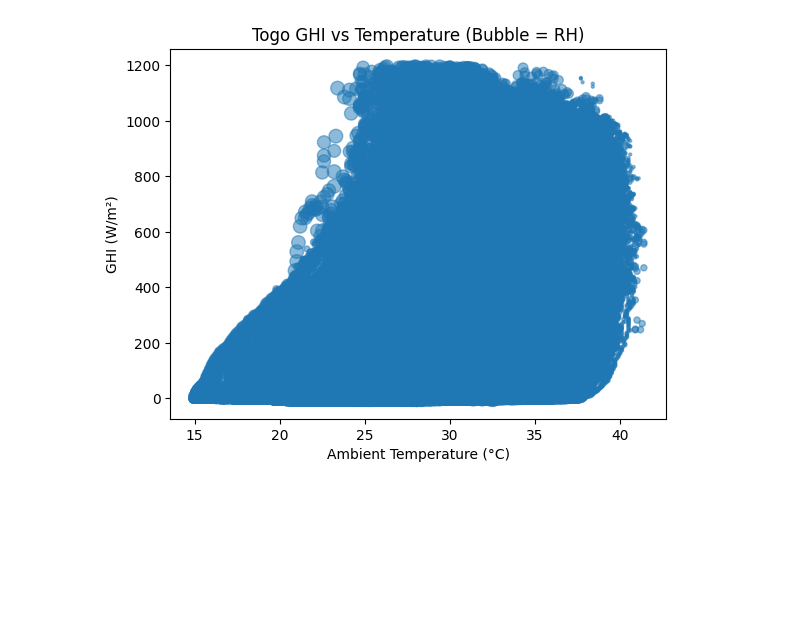
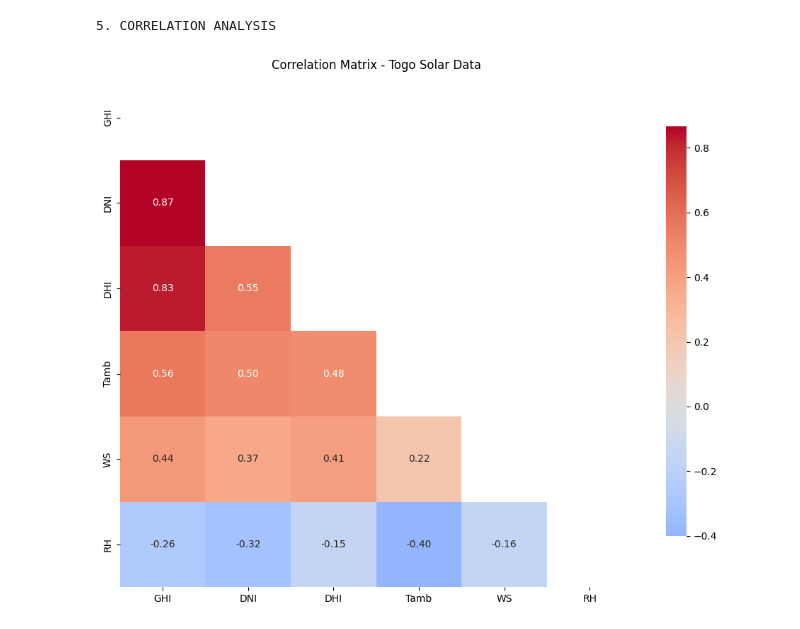
Before and after one commit to Saronzeleke/solar-challenge-week0, a Jupyter notebook: notebooks/3-togo-analysis.ipynb, the cells around one changed output. Cells and saved outputs as stored; diff of their text form; code cells hidden in the pictures; blank space fills up the shorter version.

```diff
--- a/notebooks/3-togo-analysis.ipynb
+++ b/notebooks/3-togo-analysis.ipynb
@@ -9,8 +13,9 @@ import os
 # %%
-country = "togo"
-data_path = r"C:\Users\admin\solar-challenge-week0\data\togo-dapaong_qc.csv"
+# Load data (adjust filename as needed)
+df = pd.read_csv(r'C:\Users\admin\solar-challenge-week0\data\togo-dapaong_qc.csv')
+print(f"Dataset loaded: {df.shape[0]} rows, {df.shape[1]} columns")
 
-df = pd.read_csv(data_path)
+# Convert timestamp and sort
 df['Timestamp'] = pd.to_datetime(df['Timestamp'])
-df.head()
+df = df.sort_values('Timestamp')
 # %% [output]
@@ -89,6 +141,5 @@ plt.show()
 # %%
-cleaning_effect = df_clean.groupby('Cleaning')[['ModA','ModB']].mean()
-cleaning_effect.plot(kind='bar', figsize=(8,6))
-plt.title(f"{country.capitalize()} Cleaning Impact")
-plt.show()
+# Apply outlier detection and handling
+print("Outlier Detection Results:")
+df_clean, outliers_report = detect_and_handle_outliers(df, numerical_cols)
 # %% [output]
@@ -110,9 +188,8 @@ plt.show()
 # %%
-fig, ax = plt.subplots(1,2, figsize=(12,5))
-sns.histplot(df_clean['GHI'], kde=True, ax=ax[0])
-ax[0].set_title("GHI Distribution")
-sns.histplot(df_clean['WS'], kde=True, ax=ax[1])
-ax[1].set_title("Wind Speed Distribution")
-plt.suptitle(f"{country.capitalize()} - Distribution Analysis")
-plt.show()
+print("4. TIME SERIES ANALYSIS")
+
+# 4.1 Daily patterns
+df_clean['Hour'] = df_clean['Timestamp'].dt.hour
+df_clean['Month'] = df_clean['Timestamp'].dt.month
+df_clean['Day'] = df_clean['Timestamp'].dt.day
 # %% [output]
@@ -139,11 +246,15 @@ plt.show()
 # %%
-
-# Solar radiation vs. temperature
-plt.scatter(df_clean['Tamb'], df_clean['GHI'], s=df_clean['RH'], alpha=0.5)
-plt.xlabel("Ambient Temperature (°C)")
-plt.ylabel("GHI (W/m²)")
-plt.title(f"{country.capitalize()} GHI vs Temperature (Bubble = RH)")
+print("5. CORRELATION ANALYSIS")
+# Correlation matrix
+plt.figure(figsize=(10, 8))
+corr_matrix = df_clean[numerical_cols].corr()
+mask = np.triu(np.ones_like(corr_matrix, dtype=bool))
+sns.heatmap(corr_matrix, mask=mask, annot=True, cmap='coolwarm', center=0,
+            fmt='.2f', square=True, cbar_kws={"shrink": .8})
+plt.title('Correlation Matrix - Togo Solar Data')
+plt.tight_layout()
 plt.show()
 # %% [output]
+5. CORRELATION ANALYSIS
-[figure, old version]
+[figure, new version]
 # %%
```
Also changed, not shown: parts of 16 cells of this notebook.
